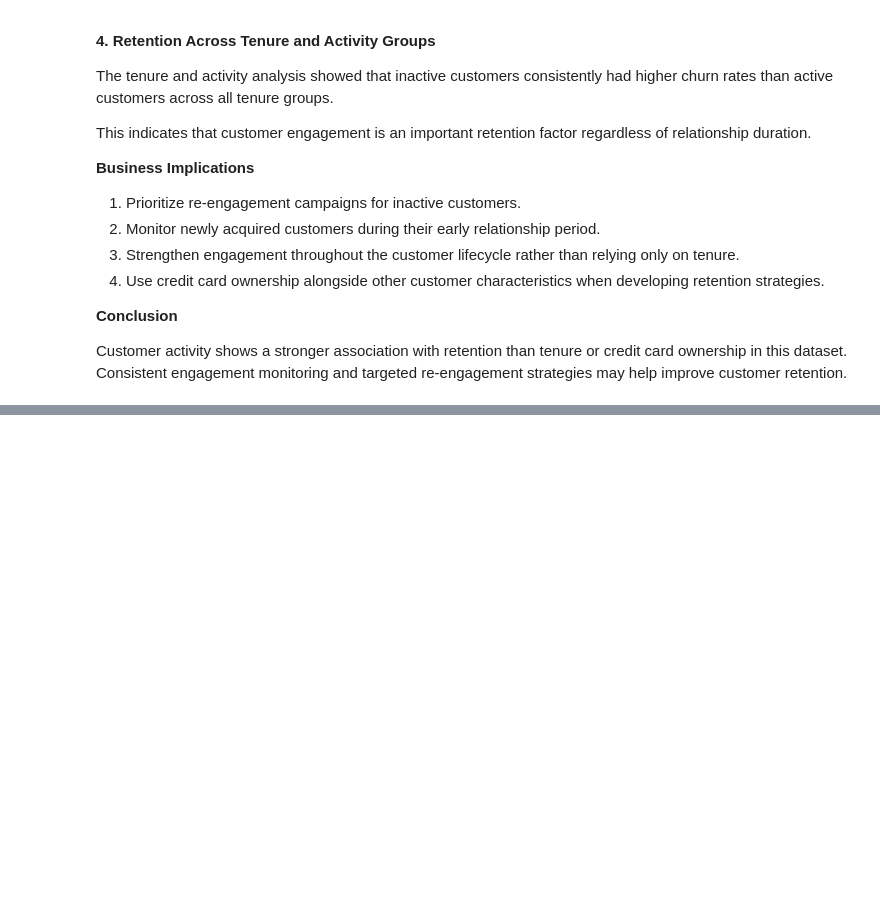
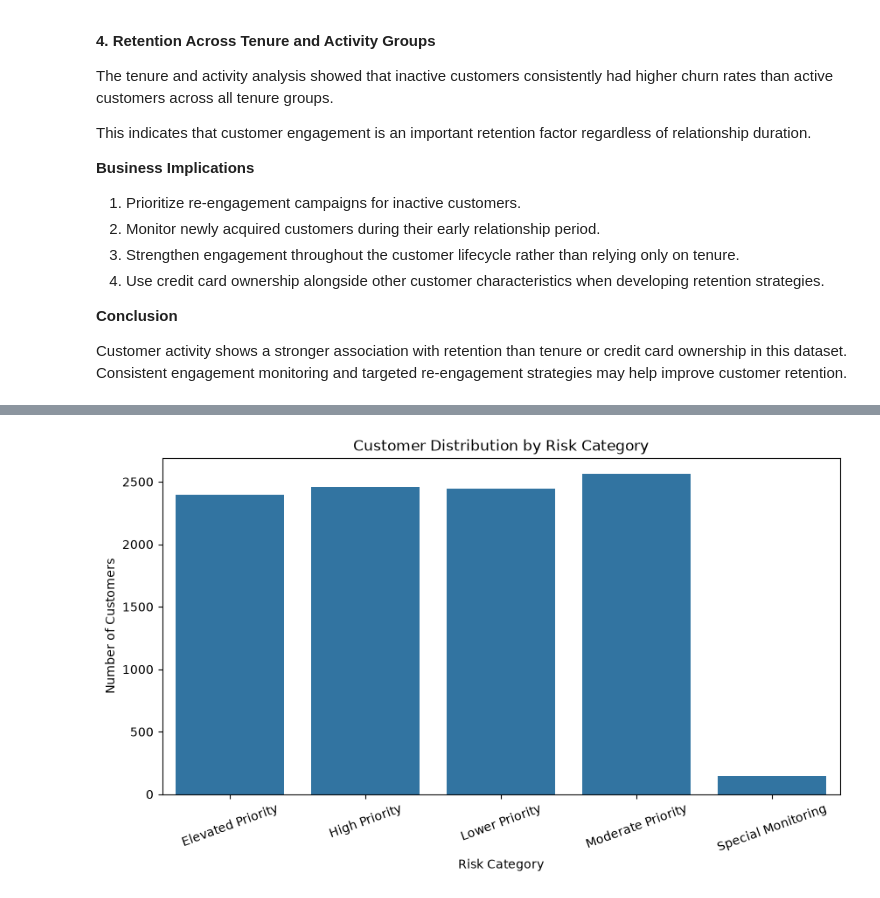
Before and after one commit to Dvnsh-coder/Customer-retention-analysis, a Jupyter notebook: notebooks/01_data_understanding.ipynb, the cells around one changed output, grey strips where cells are left out. Drawn from its saved outputs; the diff is of its cells as text; code cells hidden in the pictures; blank space fills up the shorter version.

Commit message:
Complete customer risk prioritization analysis

```diff
--- a/notebooks/01_data_understanding.ipynb
+++ b/notebooks/01_data_understanding.ipynb
@@ -2080,0 +2147,12 @@ Customer activity shows a stronger association with retention than tenure or cre
+# %%
+# Summarize customer risk categories
+risk_distribution = df.groupby("Risk_Category").agg(
+    Total_Customers=("CustomerId", "count")
+)
+
+risk_distribution["Customer_Percentage"] = (
+    risk_distribution["Total_Customers"] /
+    len(df)
+) * 100
+
+display(risk_distribution.round(2))
@@ -2080,0 +2167,16 @@ Customer activity shows a stronger association with retention than tenure or cre
+# %%
+plt.figure(figsize=(10, 5))
+
+sns.barplot(
+    data=risk_distribution.reset_index(),
+    x="Risk_Category",
+    y="Total_Customers"
+)
+
+plt.title("Customer Distribution by Risk Category")
+plt.xlabel("Risk Category")
+plt.ylabel("Number of Customers")
+plt.xticks(rotation=20)
+plt.show()
+# %% [output]
+[figure, added]
```
Also changed, not shown: parts of 18 cells of this notebook.
